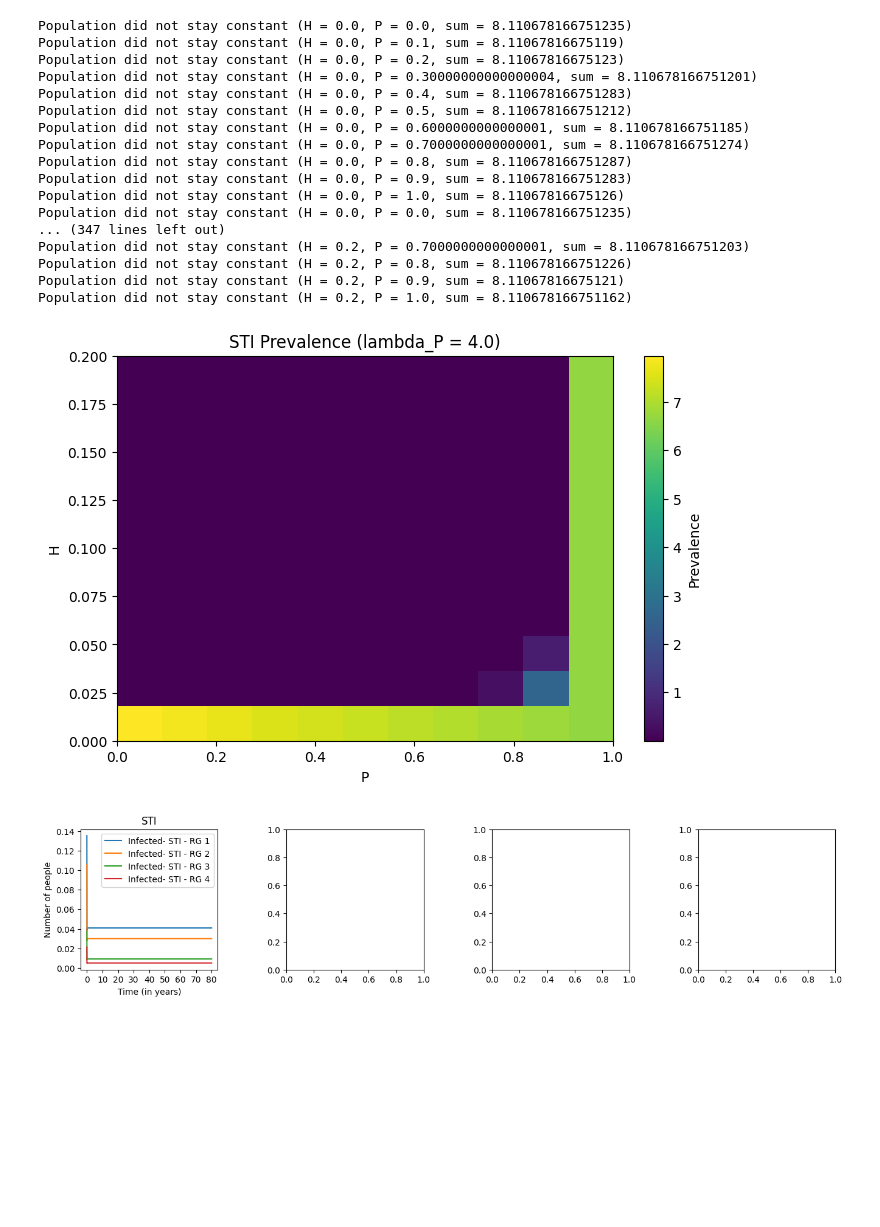
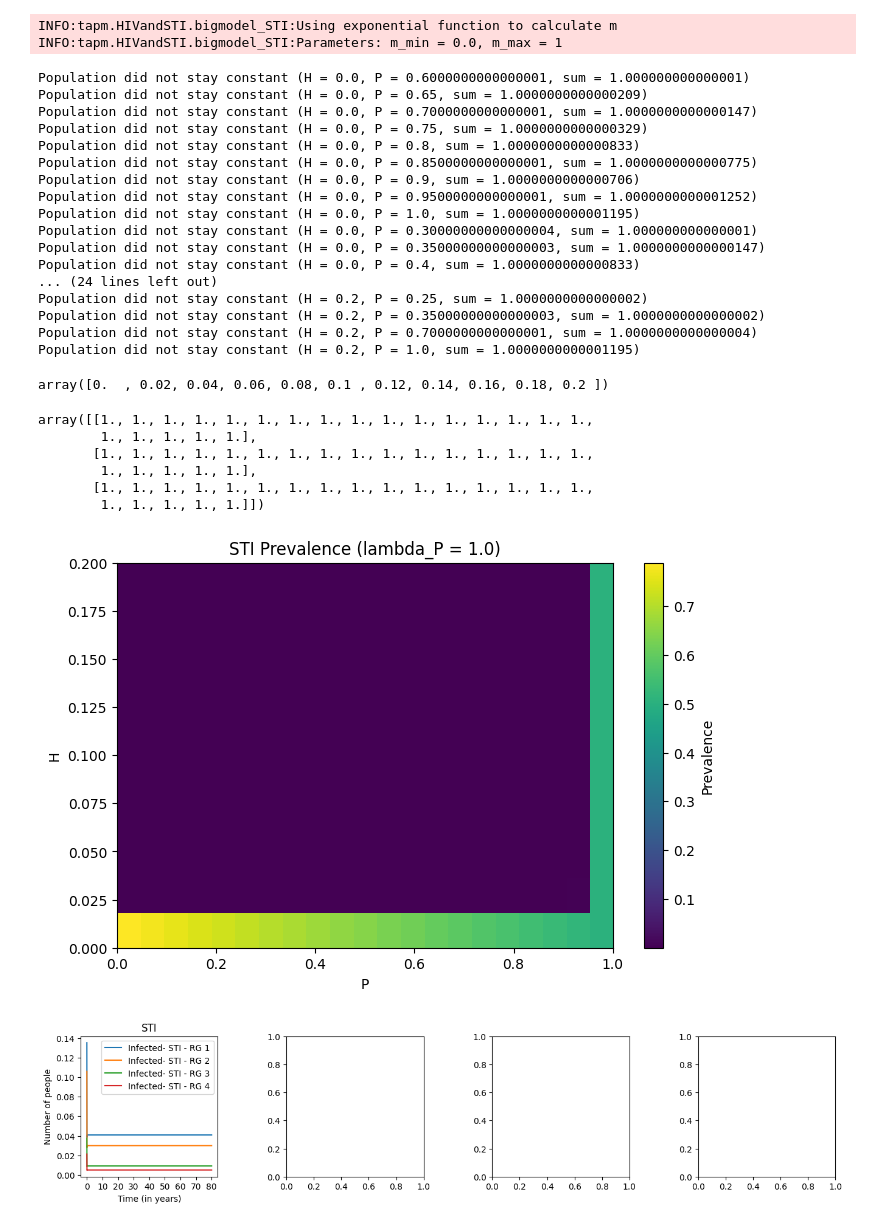
Before and after one commit to Priesemann-Group/testing-paradox-HIV-STI, a Jupyter notebook: notebooks/bigHIVmodel.ipynb, the cells around one changed output. Cells and saved outputs as stored; diff of their text form; code cells hidden in the pictures; blank space fills up the shorter version.

Commit message:
Population is still not constant but change is ~ -15 order of magnitude

```diff
--- a/notebooks/bigHIVmodel.ipynb
+++ b/notebooks/bigHIVmodel.ipynb
@@ -123,57 +125,72 @@ def compute_sti_infections(
 
 # Define the parameters
 Hs = np.linspace(0.0, 0.2, 11)
-Ps = np.linspace(0, 1, 11)
+Ps = np.linspace(0, 1, 21)
 lambda_P_values = np.array([1.0, 2.0, 4.0]) / 365.0
 args = bigmodel_STI.args
 result_prevalance = compute_sti_infections(Hs, Ps, lambda_P_values, args, bigmodel_STI.y0, filename=None)
 # %% [output]
-Population did not stay constant (H = 0.0, P = 0.0, sum = 8.110678166751235)
-Population did not stay constant (H = 0.0, P = 0.1, sum = 8.11067816675119)
-Population did not stay constant (H = 0.0, P = 0.2, sum = 8.11067816675123)
-Population did not stay constant (H = 0.0, P = 0.30000000000000004, sum = 8.110678166751201)
-Population did not stay constant (H = 0.0, P = 0.4, sum = 8.110678166751283)
-Population did not stay constant (H = 0.0, P = 0.5, sum = 8.110678166751212)
-Population did not stay constant (H = 0.0, P = 0.6000000000000001, sum = 8.110678166751185)
-Population did not stay constant (H = 0.0, P = 0.7000000000000001, sum = 8.110678166751274)
-Population did not stay constant (H = 0.0, P = 0.8, sum = 8.110678166751287)
-Population did not stay constant (H = 0.0, P = 0.9, sum = 8.110678166751283)
-Population did not stay constant (H = 0.0, P = 1.0, sum = 8.11067816675126)
-Population did not stay constant (H = 0.0, P = 0.0, sum = 8.110678166751235)
-... (347 lines left out)
-Population did not stay constant (H = 0.2, P = 0.7000000000000001, sum = 8.110678166751203)
-Population did not stay constant (H = 0.2, P = 0.8, sum = 8.110678166751226)
-Population did not stay constant (H = 0.2, P = 0.9, sum = 8.11067816675121)
-Population did not stay constant (H = 0.2, P = 1.0, sum = 8.110678166751162)
+INFO:tapm.HIVandSTI.bigmodel_STI:Using exponential function to calculate m
+INFO:tapm.HIVandSTI.bigmodel_STI:Parameters: m_min = 0.0, m_max = 1
+Population did not stay constant (H = 0.0, P = 0.6000000000000001, sum = 1.000000000000001)
+Population did not stay constant (H = 0.0, P = 0.65, sum = 1.0000000000000209)
+Population did not stay constant (H = 0.0, P = 0.7000000000000001, sum = 1.0000000000000147)
+Population did not stay constant (H = 0.0, P = 0.75, sum = 1.0000000000000329)
+Population did not stay constant (H = 0.0, P = 0.8, sum = 1.0000000000000833)
+Population did not stay constant (H = 0.0, P = 0.8500000000000001, sum = 1.0000000000000775)
+Population did not stay constant (H = 0.0, P = 0.9, sum = 1.0000000000000706)
+Population did not stay constant (H = 0.0, P = 0.9500000000000001, sum = 1.0000000000001252)
+Population did not stay constant (H = 0.0, P = 1.0, sum = 1.0000000000001195)
+Population did not stay constant (H = 0.0, P = 0.30000000000000004, sum = 1.000000000000001)
+Population did not stay constant (H = 0.0, P = 0.35000000000000003, sum = 1.0000000000000147)
+Population did not stay constant (H = 0.0, P = 0.4, sum = 1.0000000000000833)
+... (24 lines left out)
+Population did not stay constant (H = 0.2, P = 0.25, sum = 1.0000000000000002)
+Population did not stay constant (H = 0.2, P = 0.35000000000000003, sum = 1.0000000000000002)
+Population did not stay constant (H = 0.2, P = 0.7000000000000001, sum = 1.0000000000000004)
+Population did not stay constant (H = 0.2, P = 1.0, sum = 1.0000000000001195)
+# %%
+Hs
+# %% [output]
+array([0.  , 0.02, 0.04, 0.06, 0.08, 0.1 , 0.12, 0.14, 0.16, 0.18, 0.2 ])
+# %%
+result_prevalance[0.02]["check_1"]
+# %% [output]
+array([[1., 1., 1., 1., 1., 1., 1., 1., 1., 1., 1., 1., 1., 1., 1., 1.,
+        1., 1., 1., 1., 1.],
+       [1., 1., 1., 1., 1., 1., 1., 1., 1., 1., 1., 1., 1., 1., 1., 1.,
+        1., 1., 1., 1., 1.],
+       [1., 1., 1., 1., 1., 1., 1., 1., 1., 1., 1., 1., 1., 1., 1., 1.,
+        1., 1., 1., 1., 1.]])
 # %%
 
 # Select the index of lambda_P_values
-lambda_P_idx = 2
+lambda_P_idx = 0
 
 # Create a prevalence matrix for heatmap: rows=Hs, columns=Ps
 prevalence_matrix = np.zeros((len(Hs), len(Ps)))
 
 for i, H in enumerate(Hs):
     # Each H value is used as a key, we take only the desired lambda_P index row
     prevalence_matrix[i, :] = result_prevalance[H]["res_infections"][lambda_P_idx,:]
 
 plt.figure(figsize=(8, 5))
 im = plt.imshow(
     prevalence_matrix,
     aspect='auto',
     extent=[Ps[0], Ps[-1], Hs[0], Hs[-1]],    # Y axis = H from low to high
     origin='lower',                           # H increases upward (lower = H[0])
     cmap='viridis',
     #vmax = 0.7
     #norm=LogNorm(vmin=prevalence_matrix.min(), vmax=prevalence_matrix.max())
 )
 plt.colorbar(im, label='Prevalence')
 plt.xlabel("P")
 plt.ylabel("H")
 plt.title(f"STI Prevalence (lambda_P = {lambda_P_values[lambda_P_idx]*365})")
 plt.show()
 # %% [output]
-[figure, old version]
+[figure, new version]
 # %%
 
 fig, axes = plt.subplots(1, 4, figsize=(16,3))
```
Also changed, not shown: parts of 1 cell of this notebook, 1 other file.
